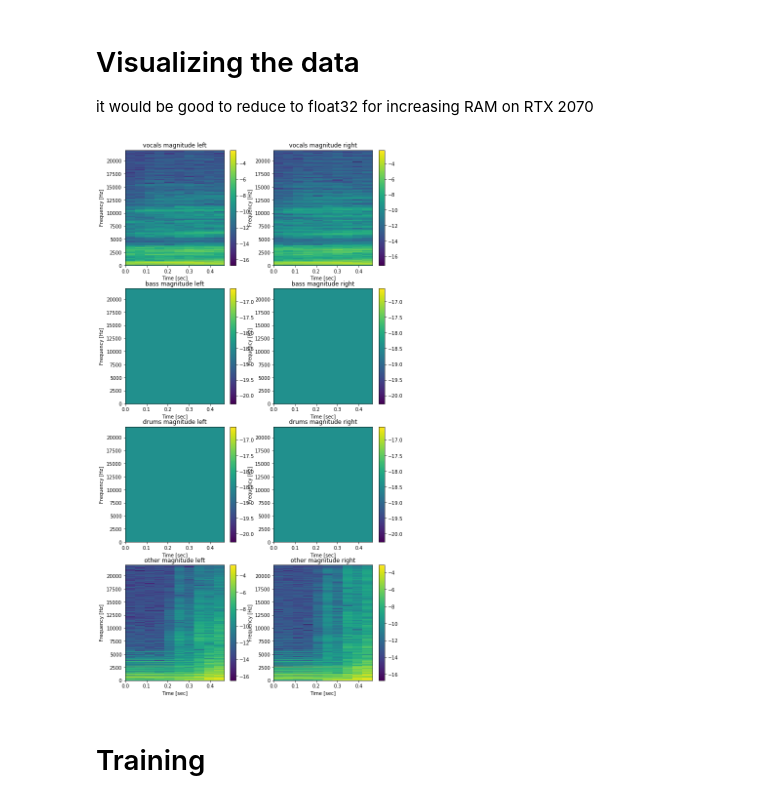
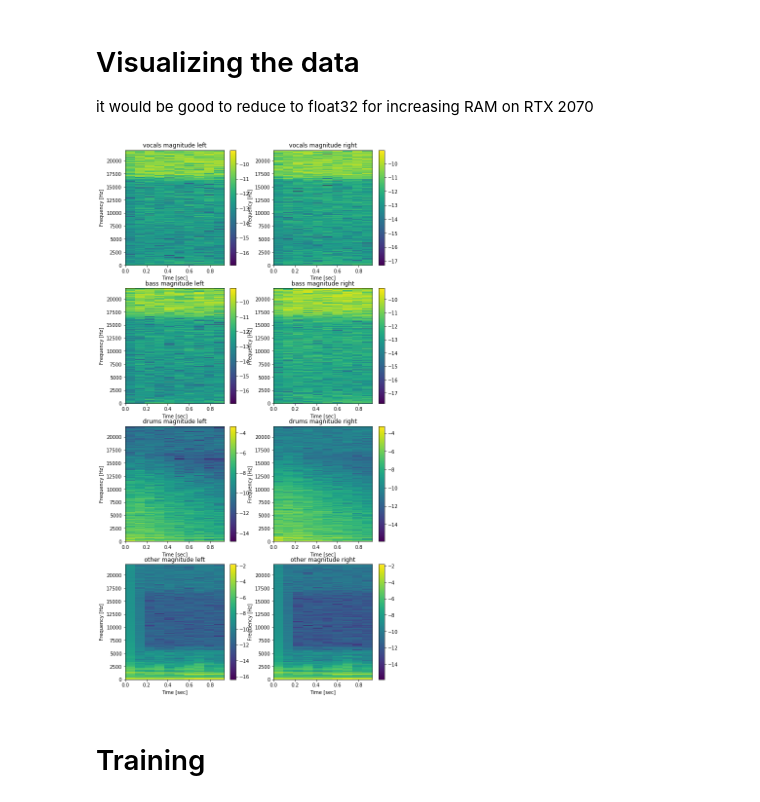
Before and after one commit to plguhur/DeepConvSep, a Jupyter notebook: dnn_phase/Training-the-beast.ipynb, the cells around one changed output. Drawn from its saved outputs; the diff is of its cells as text; code cells hidden in the pictures.

Commit message:
boost training so much speeeder

```diff
--- a/dnn_phase/Training-the-beast.ipynb
+++ b/dnn_phase/Training-the-beast.ipynb
@@ -22,24 +22,28 @@ from convsep.dataset import LargeDatasetMulti
 import numpy as np
 from utils import *
 
-traingen = DataGenerator("results/features/train", freq_bins=1025)
-validgen = DataGenerator("results/features/valid", freq_bins=1025)
 
 sample_rate = 44100
-nfft = 2048
+nfft = 4096
 freq_bins = nfft//2+1
 time_context = 11
 num_epochs = 10
-f = np.arange(freq_bins)*sample_rate/nfft
-t = np.arange(time_context, dtype=float)/sample_rate*nfft
-tt = PhaseTransform(frameSize=nfft, hopSize=1024, sampleRate=sample_rate, window=blackmanharris)
+batch_size = 16
+
+tt = PhaseTransform(frameSize=nfft, hopSize=nfft//4, sampleRate=sample_rate, window=blackmanharris)
+
+features_path = "/media/pierre-louis/TOSHIBA EXT/.pierre-louis/results/features/"
+# features_path = Path("./results/features/")
+traingen = DataGenerator(features_path + "train", freq_bins=freq_bins, batch_size=batch_size)
+validgen = DataGenerator(features_path + "valid", freq_bins=freq_bins, batch_size=batch_size)
 
 sources = ['vocals','bass','drums','other']
 n_sources = len(sources)
 channels = ['left', 'right']
 n_channels = len(channels)
 
-features_path = Path("/media/pierre-louis/TOSHIBA EXT/.pierre-louis/results/features")
+
+
 model_dir = "results/models"
 os.makedirs(model_dir, exist_ok=True)
 # %% [output]
@@ -52,24 +55,29 @@ I 2019-03-19 22:13:15 dataset:1154 iteration size 639
 # Visualizing the data
 it would be good to reduce to float32 for increasing RAM on RTX 2070
 # %%
-inputs, targets, features = traingen.dataloader()
-assert inputs.shape[1] == n_channels
-assert inputs.shape[2] == time_context
-assert inputs.shape[3] == freq_bins
+inputs, outputs = traingen[0]
+assert inputs['amplitude'].shape[0] == batch_size
+assert inputs['amplitude'].shape[1] == n_channels
+assert inputs['amplitude'].shape[2] == time_context
+assert inputs['amplitude'].shape[3] == freq_bins
+
+targets = traingen.target
+f = np.arange(freq_bins)*sample_rate/nfft
+t = np.arange(time_context, dtype=float)/sample_rate*nfft
 
 plt.figure(figsize=(5*n_channels,5*n_sources))
 for i, source in enumerate(sources):
     for j, channel in enumerate(channels):
         plt.subplot(n_sources, n_channels, 1+n_channels*i+j)
         logmag = np.log(1e-8+targets[0,n_channels*i+j]).T
         plt.pcolormesh(t[:time_context,], f[:,], logmag[:,:time_context])
         plt.colorbar()
         plt.ylabel('Frequency [Hz]')
         plt.xlabel('Time [sec]')
         plt.title(source + " magnitude " + channel)
 plt.show()
 # %% [output]
-[figure, old version]
+[figure, new version]
 # %% [markdown]
 # Training
 # %%
```
Also changed, not shown: parts of 6 cells of this notebook, 6 other files.
